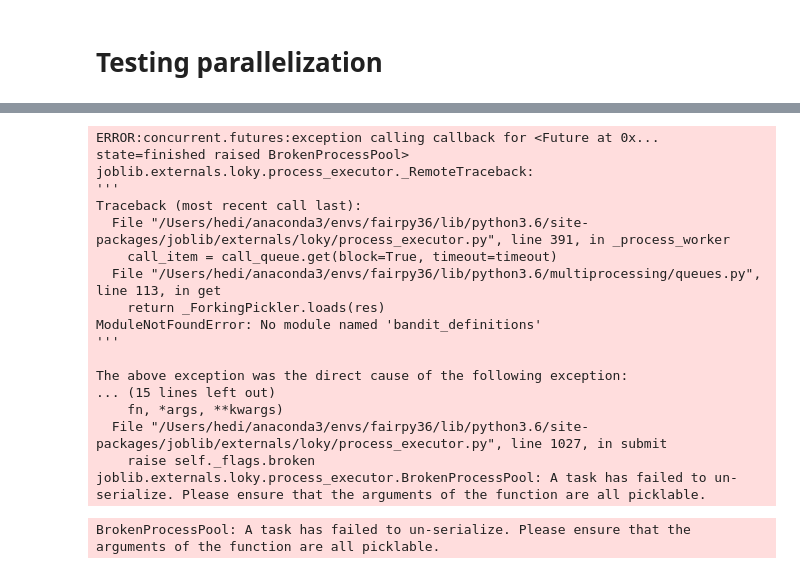
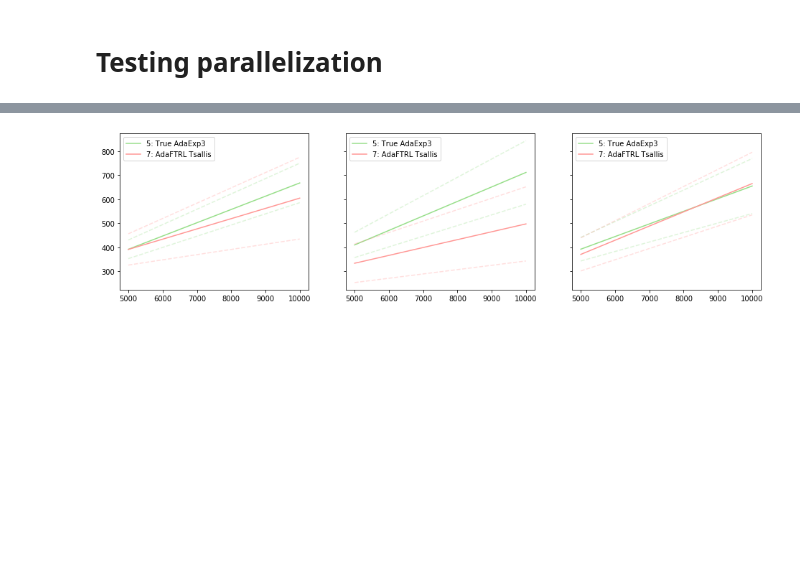
Before and after one commit to H2DI/bandits_lab, a Jupyter notebook: notebooks/Untitled.ipynb, the cells around one changed output, grey strips where cells are left out. Drawn from its saved outputs; the diff is of its cells as text; code cells hidden in the pictures; blank space fills up the shorter version.

```diff
--- a/notebooks/Untitled.ipynb
+++ b/notebooks/Untitled.ipynb
@@ -55,21 +27,2 @@ Parallel(n_jobs=1)(delayed(one_regret_test)(T) for _ in range(100))
-# %%
-Parallel(n_jobs=2)(delayed(one_regret_test)(T, fair_reg=False) for _ in range(100))
-# %% [output]
-ERROR:concurrent.futures:exception calling callback for <Future at 0x... state=finished raised BrokenProcessPool>
-joblib.externals.loky.process_executor._RemoteTraceback:
-'''
-Traceback (most recent call last):
-  File "/Users/hedi/anaconda3/envs/fairpy36/lib/python3.6/site-packages/joblib/externals/loky/process_executor.py", line 391, in _process_worker
-    call_item = call_queue.get(block=True, timeout=timeout)
-  File "/Users/hedi/anaconda3/envs/fairpy36/lib/python3.6/multiprocessing/queues.py", line 113, in get
-    return _ForkingPickler.loads(res)
-ModuleNotFoundError: No module named 'bandit_definitions'
-'''
-
-The above exception was the direct cause of the following exception:
-... (15 lines left out)
-    fn, *args, **kwargs)
-  File "/Users/hedi/anaconda3/envs/fairpy36/lib/python3.6/site-packages/joblib/externals/loky/process_executor.py", line 1027, in submit
-    raise self._flags.broken
-joblib.externals.loky.process_executor.BrokenProcessPool: A task has failed to un-serialize. Please ensure that the arguments of the function are all picklable.
-BrokenProcessPool: A task has failed to un-serialize. Please ensure that the arguments of the function are all picklable.
+# %%
+data_dict = load_data_dict('testing/test101.pkl')
@@ -75,0 +32,12 @@ BrokenProcessPool: A task has failed to un-serialize. Please ensure that the arg
+# %%
+t_slice = [5*int(1e3), int(1e4)-1]
+skips = [0, 1,2, 3, 4, 6, 8, 9, 10]
+plot_and_save(data_dict,
+              save_data=False,
+              skip_algs=skips,
+              log_scale=False,
+              show_vars=True,
+              rescale=True,
+              t_slice=t_slice)
+# %% [output]
+[figure, added]
```
Also changed, not shown: parts of 5 cells of this notebook, 5 other files.
